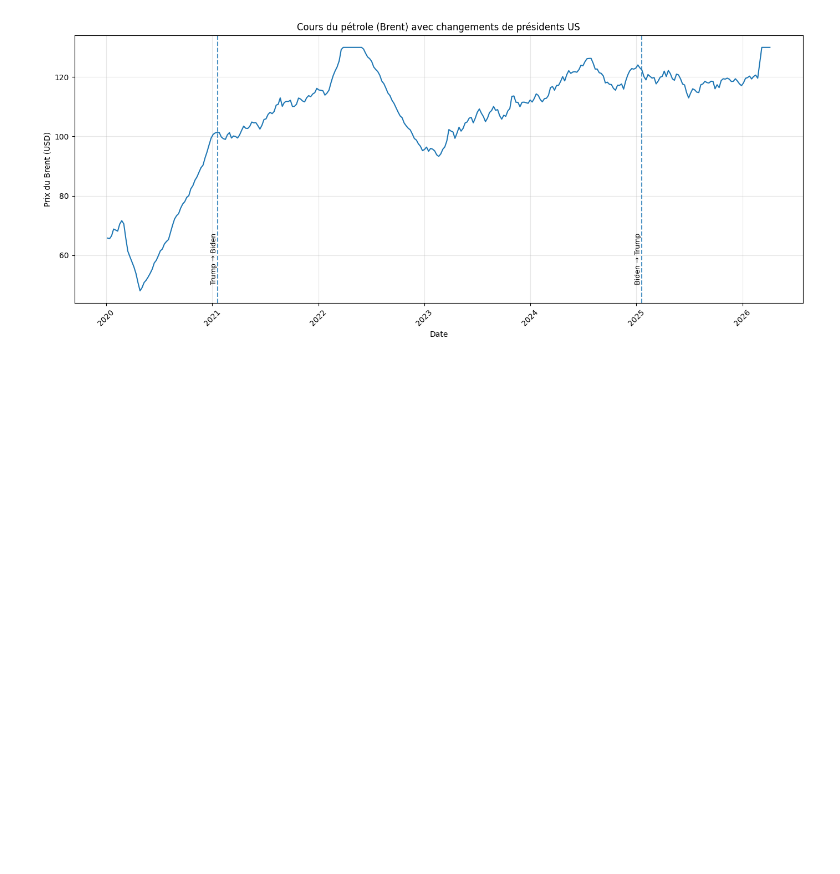
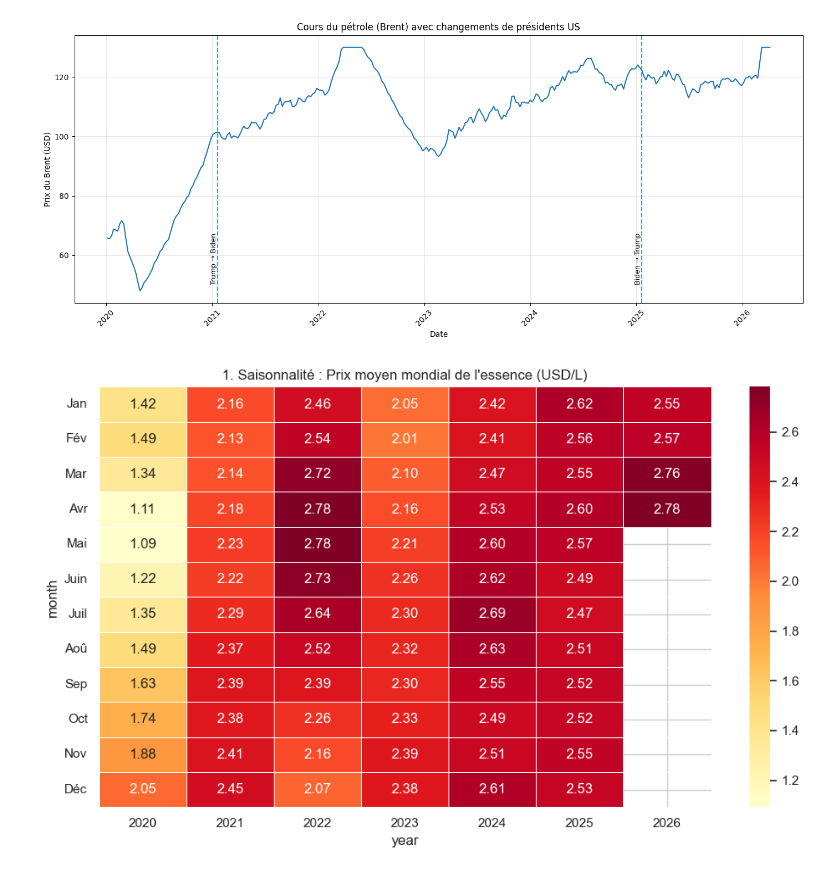
Before and after one commit to Lakony34/Analysis-Fuel-Price, a Jupyter notebook: code.ipynb, the cells around one changed output. Saved outputs shown, nothing was run; the diff lists cells and outputs as text; code cells hidden in the pictures; blank space fills up the shorter version.

Commit message:
Slight corrections push : Changed the heatmap file format and modifications to the code

```diff
--- a/code.ipynb
+++ b/code.ipynb
@@ -51,3 +53,19 @@ plt.tight_layout()
 plt.show()
 # %% [output]
 [figure]
+# %%
+df['date'] = pd.to_datetime(df['date'])
+df['year'] = df['date'].dt.year
+df['month'] = df['date'].dt.month
+
+sns.set_theme(style="whitegrid")
+
+plt.figure(figsize=(10, 6))
+monthly_avg = df.pivot_table(index='month', columns='year', values='petrol_usd_liter', aggfunc='mean')
+sns.heatmap(monthly_avg, cmap='YlOrRd', annot=True, fmt=".2f", linewidths=.5)
+plt.title('1. Saisonnalité : Prix moyen mondial de l\'essence (USD/L)')
+plt.yticks(ticks=np.arange(0.5, 12.5, 1), labels=['Jan', 'Fév', 'Mar', 'Avr', 'Mai', 'Juin', 'Juil', 'Aoû', 'Sep', 'Oct', 'Nov', 'Déc'], rotation=0)
+plt.tight_layout()
+plt.show()
+# %% [output]
+[figure, added]
```
Also changed, not shown: parts of 1 cell of this notebook, 1 other file.
